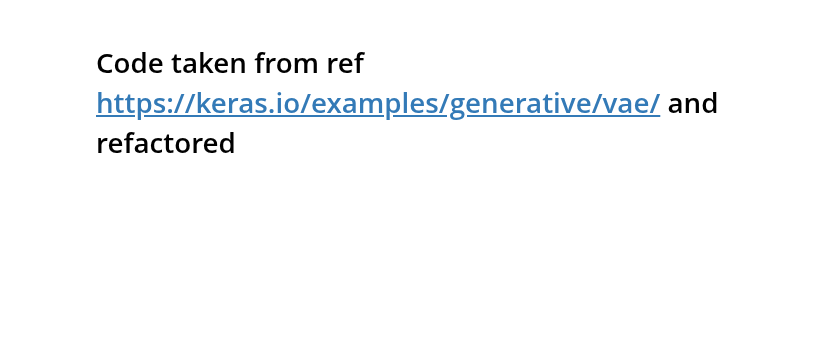
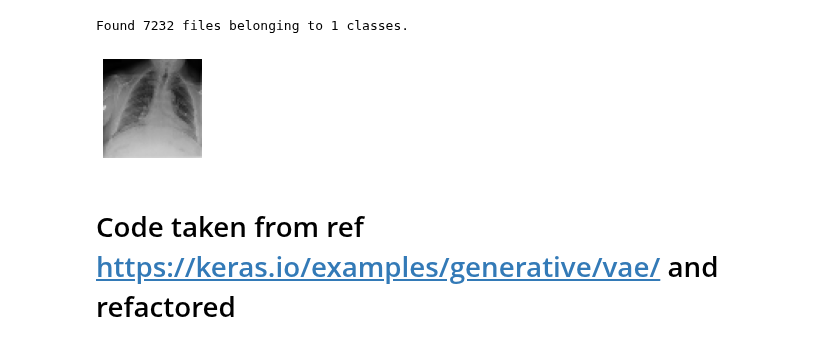
Before and after one commit to wiplash742000/Masters_Thesis_Automated_Detection_of_COVID_19_Using_GANs_and_CNNs, a Jupyter notebook: Jupyter Notebooks/GenerativeAdversarialModels.ipynb, the cells around one changed output. Drawn from its saved outputs; the diff is of its cells as text; code cells hidden in the pictures; blank space fills up the shorter version.

```diff
--- a/Jupyter Notebooks/GenerativeAdversarialModels.ipynb
+++ b/Jupyter Notebooks/GenerativeAdversarialModels.ipynb
@@ -53,3 +84,18 @@ Found 30306 images belonging to 3 classes.
+# %%
+# load images
+image_size = (64, 64)
+train_datagen = ImageDataGenerator(rescale=1./255)
+dataset = keras.utils.image_dataset_from_directory(
+    radiography_dataset + '/COVID', label_mode=None, image_size=image_size, batch_size=32
+)
+for images in dataset.take(4):
+  for i in range(1):
+      ax = plt.subplot(2, 2, i + 1)
+      plt.imshow(images[i].numpy().astype("uint8"))
+      plt.axis("off")
+# %% [output]
+Found 7232 files belonging to 1 classes.
+[figure, added]
 # %% [markdown]
 # Code taken from ref https://keras.io/examples/generative/vae/ and refactored
 # %%
```
Also changed, not shown: parts of 39 cells of this notebook.
